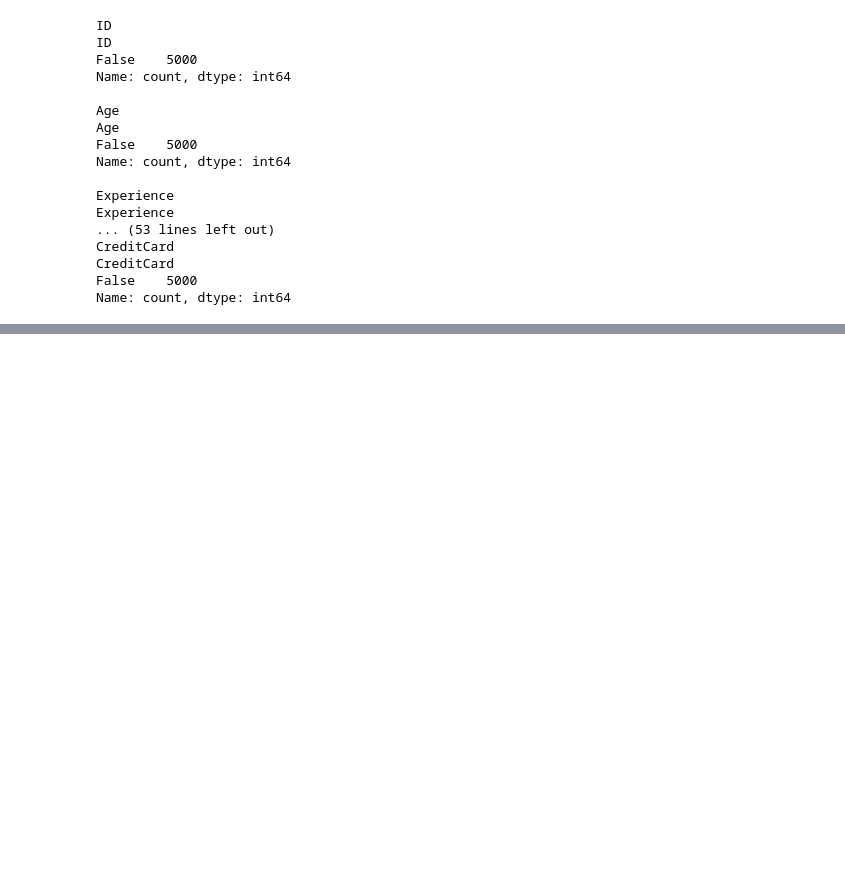
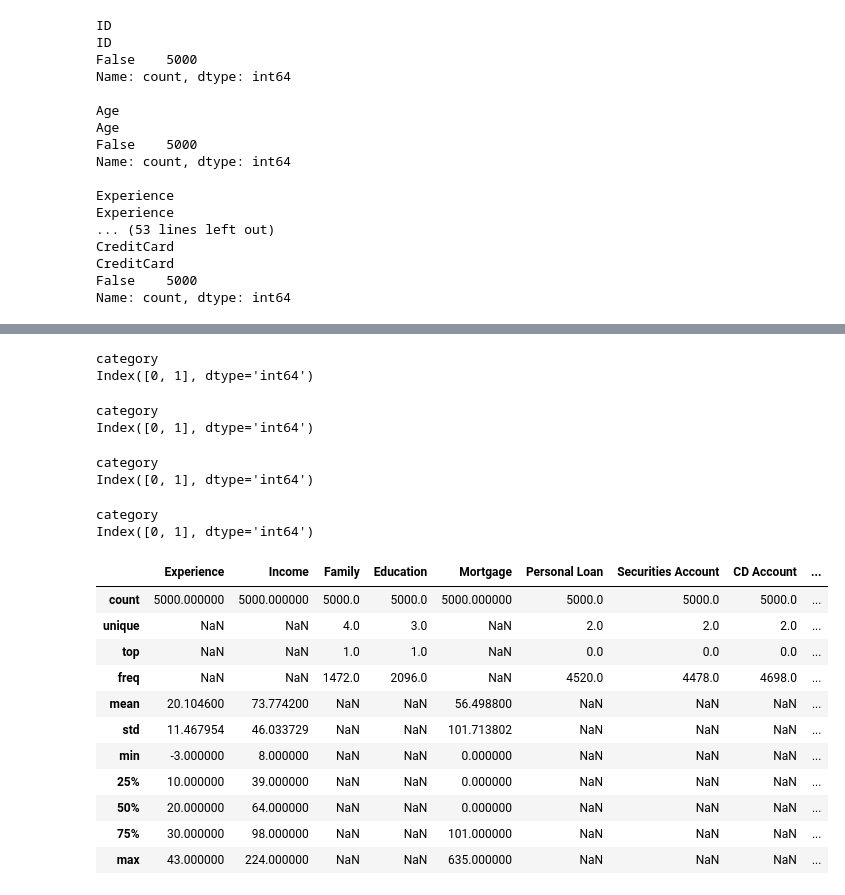
Before and after one commit to SanskarBajimaya/Bank-Data-EDA, a Jupyter notebook: EDA.ipynb, the cells around one changed output, grey strips where cells are left out. Drawn from its saved outputs; the diff is of its cells as text; code cells hidden in the pictures; blank space fills up the shorter version.

```diff
--- a/EDA.ipynb
+++ b/EDA.ipynb
@@ -146,0 +370,71 @@ SyntaxError: invalid syntax (3528599804.py, line 1)
+# %%
+#Change Securities Account into a categorical variable
+
+# Convert to categorical with string labels
+df2['Securities Account'] = df2['Securities Account'].astype('category')
+
+# Verify
+print(df2['Securities Account'].dtype)  # Should show 'category'
+print(df2['Securities Account'].cat.categories)
+
+# 0 = No; 1 = Yes
+# %% [output]
+category
+Index([0, 1], dtype='int64')
+# %%
+#Change CD Account into a categorical variable
+
+# Convert to categorical with string labels
+df2['CD Account'] = df2['CD Account'].astype('category')
+
+# Verify
+print(df2['CD Account'].dtype)  # Should show 'category'
+print(df2['CD Account'].cat.categories)
+
+# 0 = No; 1 = Yes
+# %% [output]
+category
+Index([0, 1], dtype='int64')
+# %%
+#Change Online into a categorical variable
+
+# Convert to categorical with string labels
+df2['Online'] = df2['Online'].astype('category')
+
+# Verify
+print(df2['Online'].dtype)  # Should show 'category'
+print(df2['Online'].cat.categories)
+
+# 0 = No; 1 = Yes
+# %% [output]
+category
+Index([0, 1], dtype='int64')
+# %%
+#Change CreditCard into a categorical variable
+
+# Convert to categorical with string labels
+df2['CreditCard'] = df2['CreditCard'].astype('category')
+
+# Verify
+print(df2['CreditCard'].dtype)  # Should show 'category'
+print(df2['CreditCard'].cat.categories)
+
+# 0 = No; 1 = Yes
+# %% [output]
+category
+Index([0, 1], dtype='int64')
+# %%
+df2.describe(include= 'all')
+# %% [output]
+|  | Experience | Income | Family | Education | Mortgage | Personal Loan | Securities Account | CD Account | ... |
+| count | 5000.000000 | 5000.000000 | 5000.0 | 5000.0 | 5000.000000 | 5000.0 | 5000.0 | 5000.0 | ... |
+| unique | NaN | NaN | 4.0 | 3.0 | NaN | 2.0 | 2.0 | 2.0 | ... |
+| top | NaN | NaN | 1.0 | 1.0 | NaN | 0.0 | 0.0 | 0.0 | ... |
+| freq | NaN | NaN | 1472.0 | 2096.0 | NaN | 4520.0 | 4478.0 | 4698.0 | ... |
+| mean | 20.104600 | 73.774200 | NaN | NaN | 56.498800 | NaN | NaN | NaN | ... |
+| std | 11.467954 | 46.033729 | NaN | NaN | 101.713802 | NaN | NaN | NaN | ... |
+| min | -3.000000 | 8.000000 | NaN | NaN | 0.000000 | NaN | NaN | NaN | ... |
+| 25% | 10.000000 | 39.000000 | NaN | NaN | 0.000000 | NaN | NaN | NaN | ... |
+| 50% | 20.000000 | 64.000000 | NaN | NaN | 0.000000 | NaN | NaN | NaN | ... |
+| 75% | 30.000000 | 98.000000 | NaN | NaN | 101.000000 | NaN | NaN | NaN | ... |
+| max | 43.000000 | 224.000000 | NaN | NaN | 635.000000 | NaN | NaN | NaN | ... |
```
Also changed, not shown: parts of 18 cells of this notebook.
